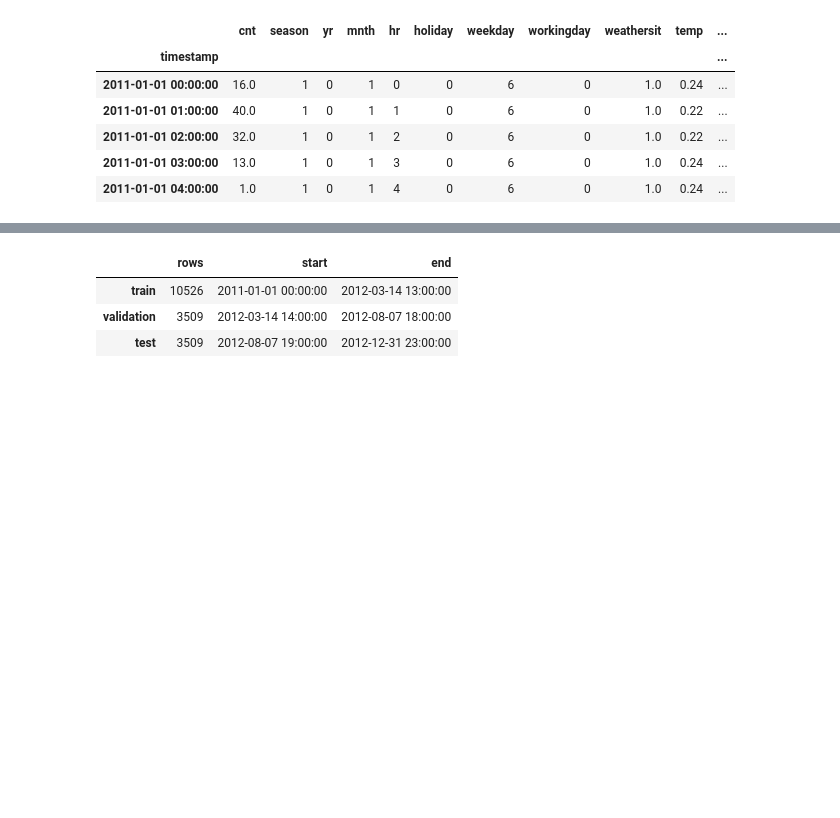
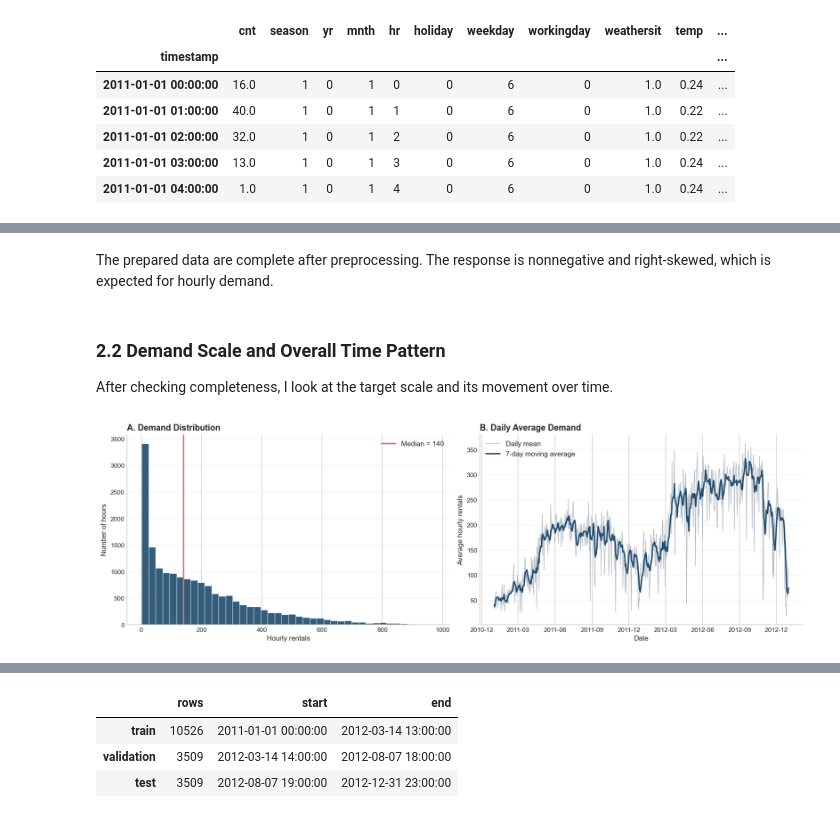
Before and after one commit to JoshuaRZC/bike-sharing-demand-forecasting, a Jupyter notebook: code/final_analysis.ipynb, the cells around one changed output, grey strips where cells are left out. Saved outputs shown, nothing was run; the diff lists cells and outputs as text; code cells hidden in the pictures; blank space fills up the shorter version.

```diff
--- a/code/final_analysis.ipynb
+++ b/code/final_analysis.ipynb
@@ -7,15 +7,21 @@
 
 ---
 # %%
-import pandas as pd
-import matplotlib.pyplot as plt
-
 from data import load_raw_hourly, data_overview
-from eda import basic_summary
+from eda import (
+    basic_summary,
+    log_dependence_data,
+    plot_acf_pacf_diagnostics,
+    plot_calendar_patterns,
+    plot_demand_scale,
+    plot_mean_variance_check,
+    plot_weather_relationships,
+    plot_welch_periodograms,
+    set_analysis_style,
+)
 from preprocessing import prepare_hourly_data, chronological_split, split_summary
 
-plt.style.use('seaborn-v0_8-whitegrid')
-pd.set_option('display.max_columns', 100)
+set_analysis_style()
 # %% [markdown]
 ---
 # %% [markdown]
@@ -103,0 +119,10 @@ workingday_summary, weather_corr
+# %% [markdown]
+The prepared data are complete after preprocessing. The response is nonnegative and right-skewed, which is expected for hourly demand.
+# %% [markdown]
+### 2.2 Demand Scale and Overall Time Pattern
+
+After checking completeness, I look at the target scale and its movement over time.
+# %%
+plot_demand_scale(model_df)
+# %% [output]
+[figure, added]
```
Also changed, not shown: parts of 23 cells of this notebook, 1 other file.
